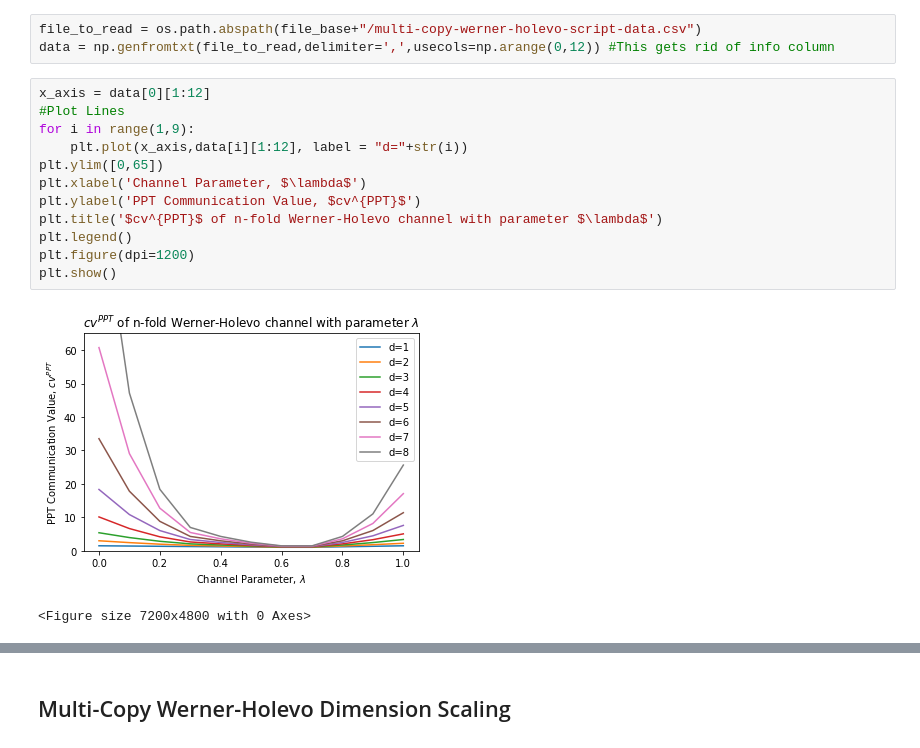
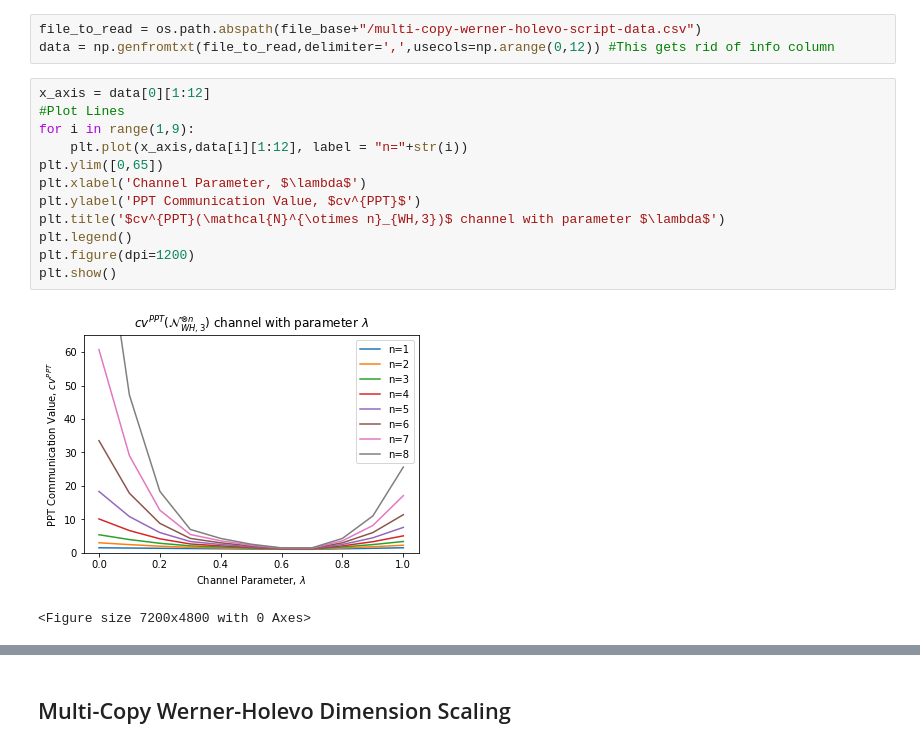
Before and after one commit to ChitambarLab/CVChannel.jl, a Jupyter notebook: notebook/n_fold_werner_holevo_plots.ipynb, the cells around one changed output, grey strips where cells are left out. Cells and saved outputs as stored; diff of their text form.

```diff
--- a/notebook/n_fold_werner_holevo_plots.ipynb
+++ b/notebook/n_fold_werner_holevo_plots.ipynb
@@ -19,17 +19,17 @@ data = np.genfromtxt(file_to_read,delimiter=',',usecols=np.arange(0,12)) #This g
 # %%
 x_axis = data[0][1:12]
 #Plot Lines
 for i in range(1,9):
-    plt.plot(x_axis,data[i][1:12], label = "d="+str(i))
+    plt.plot(x_axis,data[i][1:12], label = "n="+str(i))
 plt.ylim([0,65])
 plt.xlabel('Channel Parameter, $\lambda$')
 plt.ylabel('PPT Communication Value, $cv^{PPT}$')
-plt.title('$cv^{PPT}$ of n-fold Werner-Holevo channel with parameter $\lambda$')
+plt.title('$cv^{PPT}(\mathcal{N}^{\otimes n}_{WH,3})$ channel with parameter $\lambda$')
 plt.legend()
 plt.figure(dpi=1200)
 plt.show()
 # %% [output]
-[figure, old version]
+[figure, new version]
 <Figure size 7200x4800 with 0 Axes>
 # %%
 x_axis = data[0][1:12]
```
Also changed, not shown: parts of 1 cell of this notebook, 3 other files.
